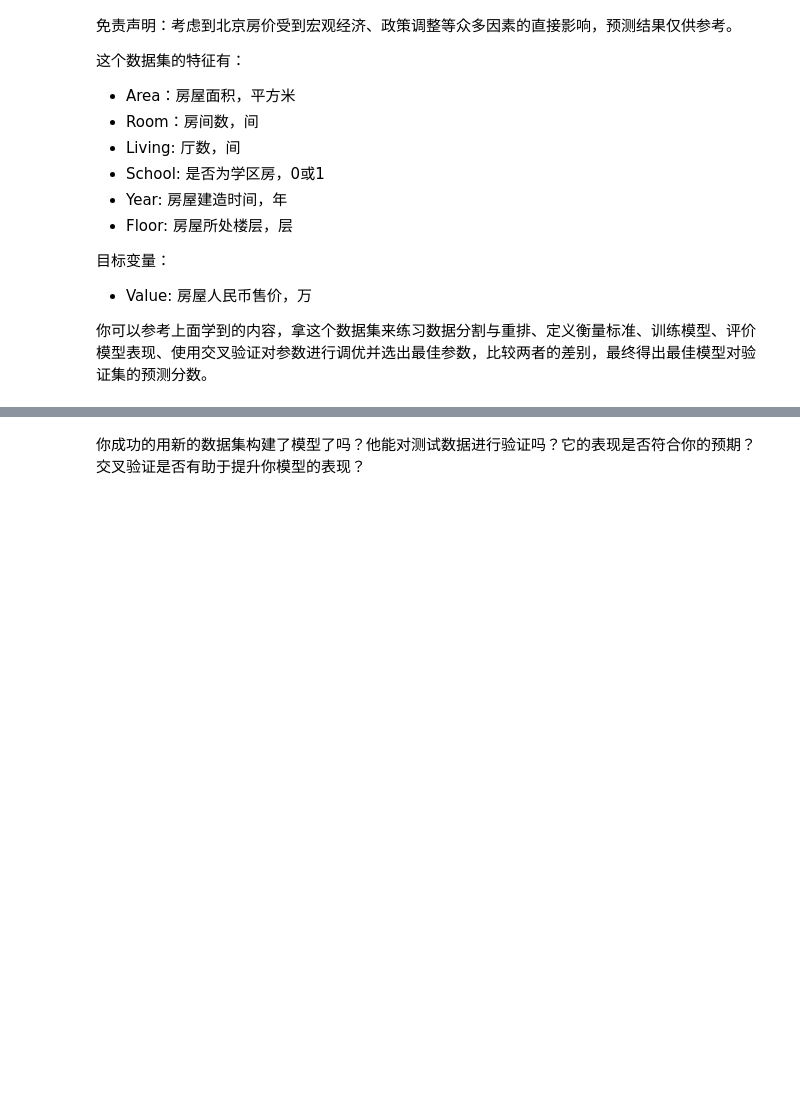
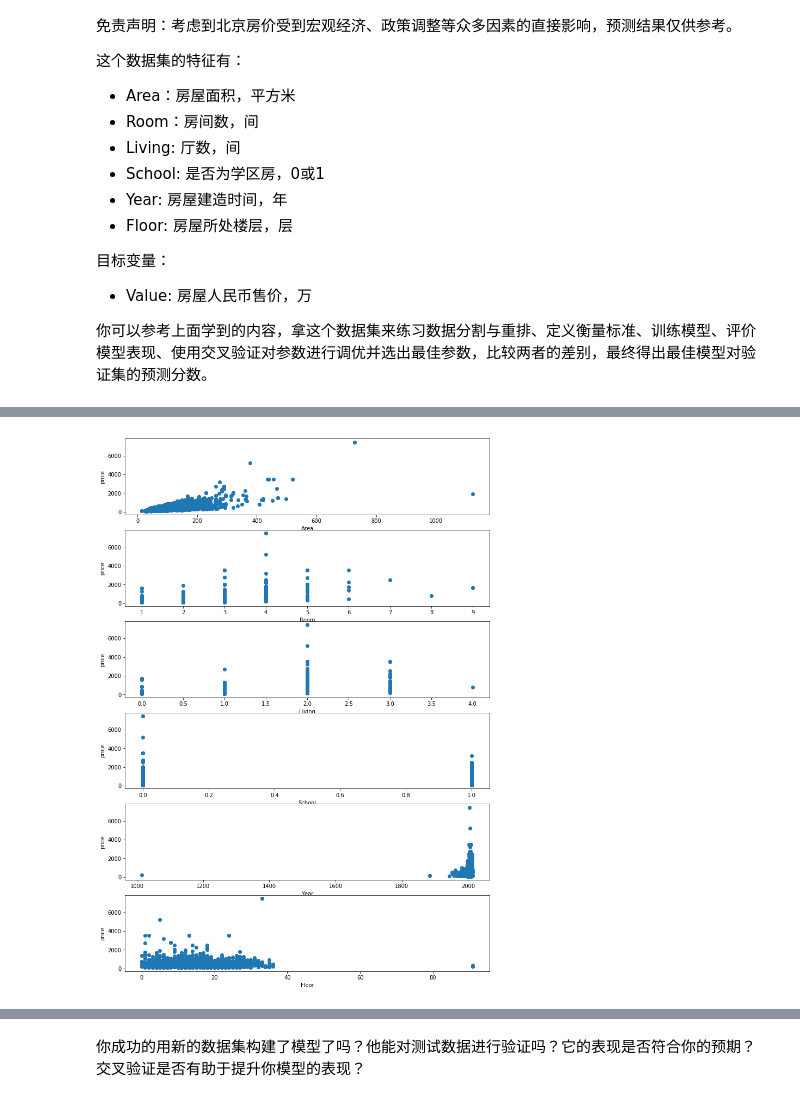
Before and after one commit to KIDJourney/machine-learning, a Jupyter notebook: projects/boston_housing/boston_housing.ipynb, the cells around one changed output, grey strips where cells are left out. Drawn from its saved outputs; the diff is of its cells as text; code cells hidden in the pictures; blank space fills up the shorter version.

```diff
--- a/projects/boston_housing/boston_housing.ipynb
+++ b/projects/boston_housing/boston_housing.ipynb
@@ -427,0 +480,4 @@ Name: Value, dtype: float64
+# %%
+plot_feature_target(bj_features, bj_price)
+# %% [output]
+[figure, added]
```
Also changed, not shown: parts of 21 cells of this notebook, 1 other file.
